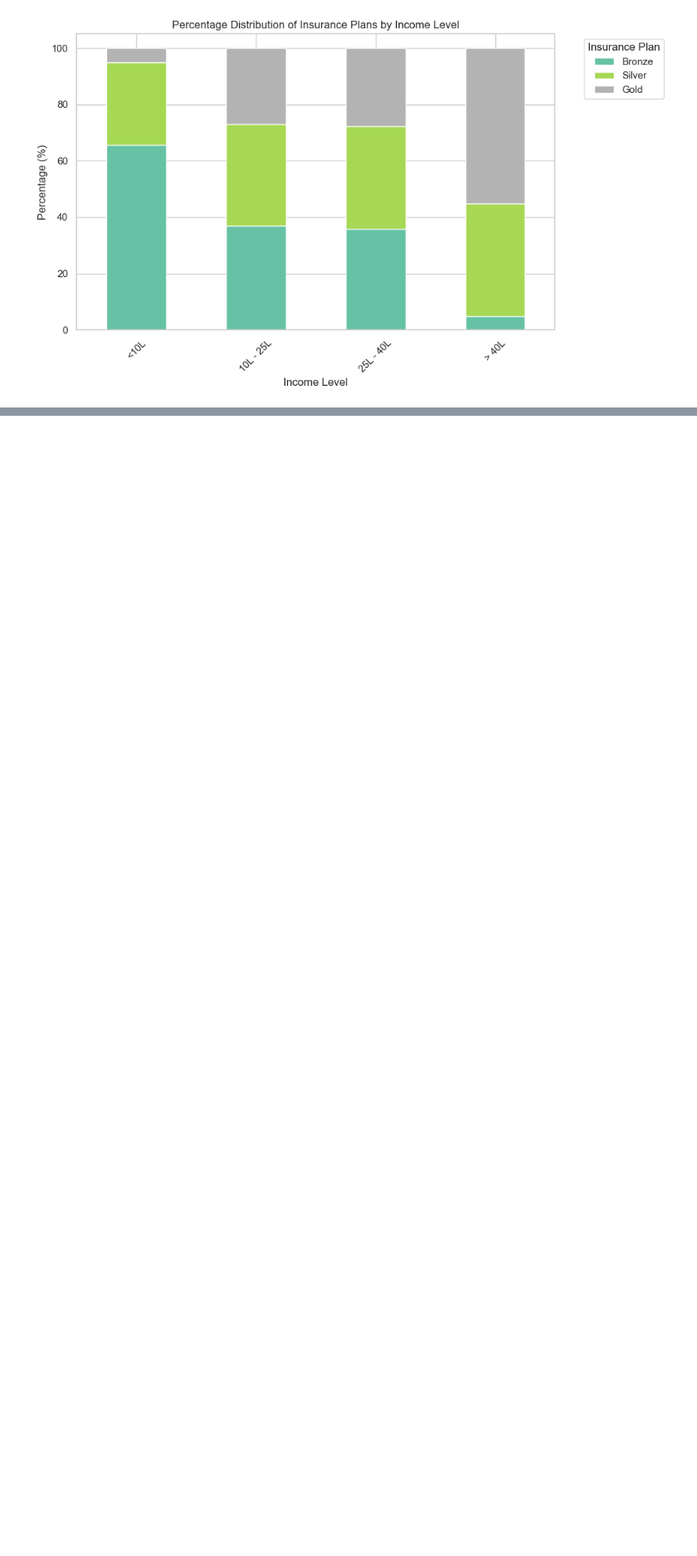
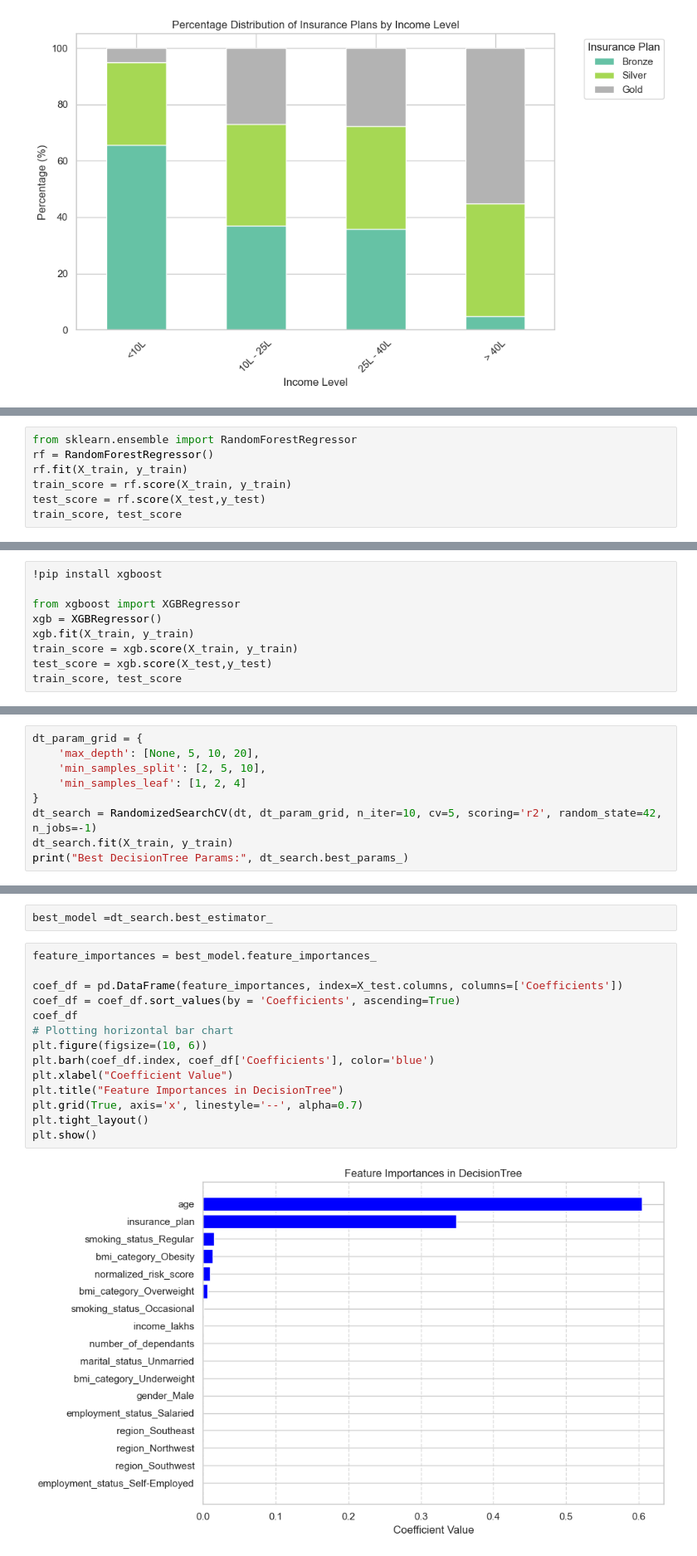
Before and after one commit to GKPSingh/Practice, a Jupyter notebook: Healthcare_Premium_Prediction/Healthcare_Premium_Prediction.ipynb, the cells around one changed output, grey strips where cells are left out. Shown at 83% size. Saved outputs shown, nothing was run; the diff lists cells and outputs as text; blank space fills up the shorter version.

```diff
--- a/Healthcare_Premium_Prediction/Healthcare_Premium_Prediction.ipynb
+++ b/Healthcare_Premium_Prediction/Healthcare_Premium_Prediction.ipynb
@@ -416,0 +848,7 @@ plt.show()
+# %%
+from sklearn.ensemble import RandomForestRegressor
+rf = RandomForestRegressor()
+rf.fit(X_train, y_train)
+train_score = rf.score(X_train, y_train)
+test_score = rf.score(X_test,y_test)
+train_score, test_score
@@ -416,0 +857,9 @@ plt.show()
+# %%
+!pip install xgboost
+
+from xgboost import XGBRegressor
+xgb = XGBRegressor()
+xgb.fit(X_train, y_train)
+train_score = xgb.score(X_train, y_train)
+test_score = xgb.score(X_test,y_test)
+train_score, test_score
@@ -416,0 +881,9 @@ plt.show()
+# %%
+dt_param_grid = {
+    'max_depth': [None, 5, 10, 20],
+    'min_samples_split': [2, 5, 10],
+    'min_samples_leaf': [1, 2, 4]
+}
+dt_search = RandomizedSearchCV(dt, dt_param_grid, n_iter=10, cv=5, scoring='r2', random_state=42, n_jobs=-1)
+dt_search.fit(X_train, y_train)
+print("Best DecisionTree Params:", dt_search.best_params_)
@@ -416,0 +896,18 @@ plt.show()
+# %%
+best_model =dt_search.best_estimator_
+# %%
+feature_importances = best_model.feature_importances_
+
+coef_df = pd.DataFrame(feature_importances, index=X_test.columns, columns=['Coefficients'])
+coef_df = coef_df.sort_values(by = 'Coefficients', ascending=True)
+coef_df
+# Plotting horizontal bar chart
+plt.figure(figsize=(10, 6))
+plt.barh(coef_df.index, coef_df['Coefficients'], color='blue')
+plt.xlabel("Coefficient Value")
+plt.title("Feature Importances in DecisionTree")
+plt.grid(True, axis='x', linestyle='--', alpha=0.7)
+plt.tight_layout()
+plt.show()
+# %% [output]
+[figure, added]
```
Also changed, not shown: parts of 54 cells of this notebook.
